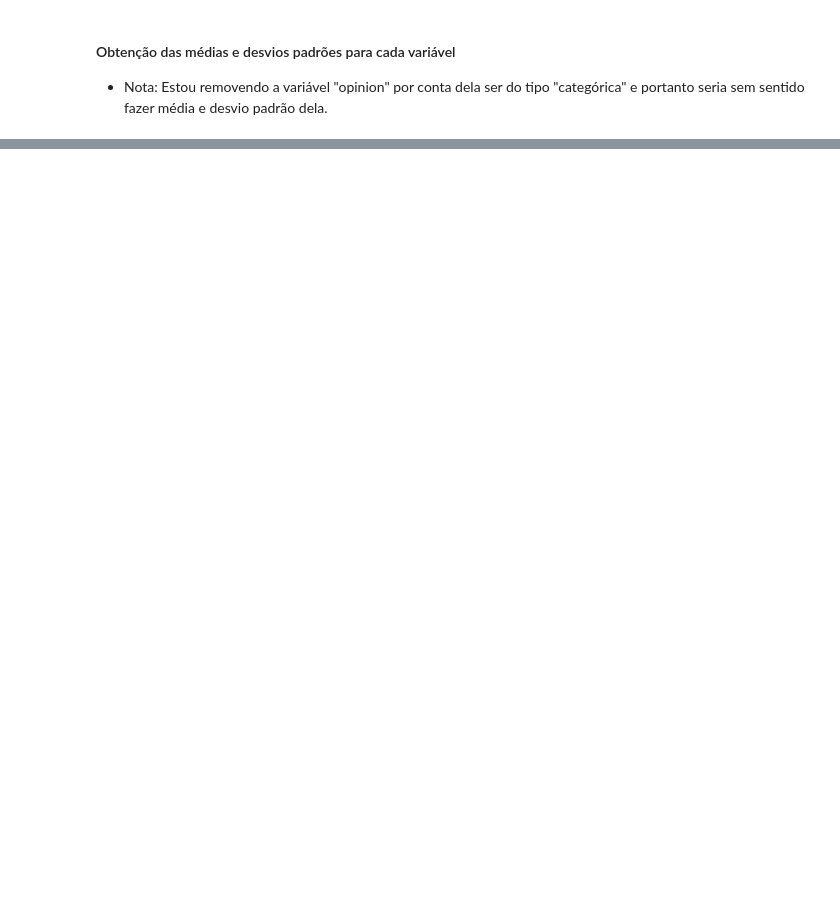
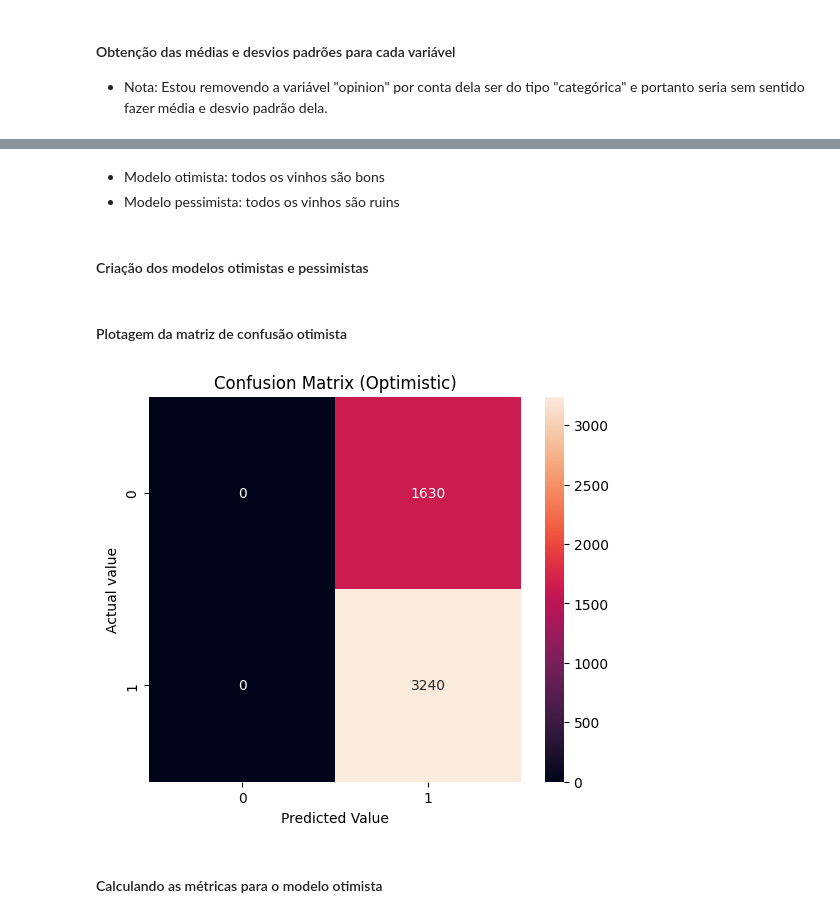
Before and after one commit to thealexandrelara/project-algoritmos-de-inteligencia-artificial-para-classificacao, a Jupyter notebook: project-ia-para-classificacao.ipynb, the cells around one changed output, grey strips where cells are left out. Drawn from its saved outputs; the diff is of its cells as text; code cells hidden in the pictures; blank space fills up the shorter version.

```diff
--- a/project-ia-para-classificacao.ipynb
+++ b/project-ia-para-classificacao.ipynb
@@ -114,0 +254,23 @@ white_wine_data.drop(columns=["opinion"]).describe().loc[["mean", "std"]]
+# %% [markdown]
+- Modelo otimista: todos os vinhos são bons
+- Modelo pessimista: todos os vinhos são ruins
+# %% [markdown]
+#### Criação dos modelos otimistas e pessimistas
+# %%
+pessimistic_y = [0] * len(white_wine_data.opinion)
+optimistic_y = [1] * len(white_wine_data.opinion)
+# %% [markdown]
+#### Plotagem da matriz de confusão otimista
+# %%
+optimistic_confusion_matrix = confusion_matrix(white_wine_data.opinion, optimistic_y)
+
+plt.figure(figsize=(6, 5))
+sns.heatmap(optimistic_confusion_matrix, annot=True, fmt="d")
+plt.xlabel("Predicted Value")
+plt.ylabel("Actual value")
+plt.title("Confusion Matrix (Optimistic)")
+plt.show()
+# %% [output]
+[figure, added]
+# %% [markdown]
+#### Calculando as métricas para o modelo otimista
```
Also changed, not shown: parts of 41 cells of this notebook, 2 other files.
